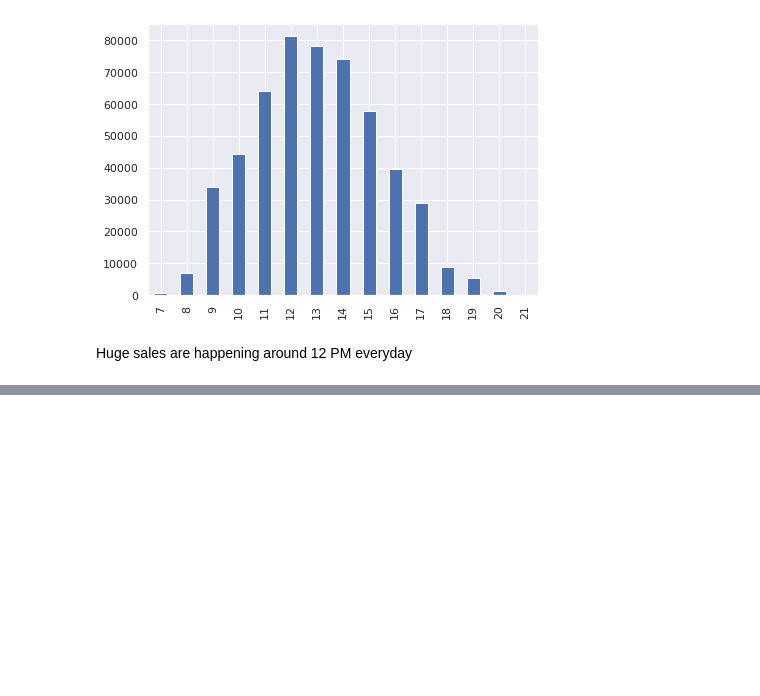
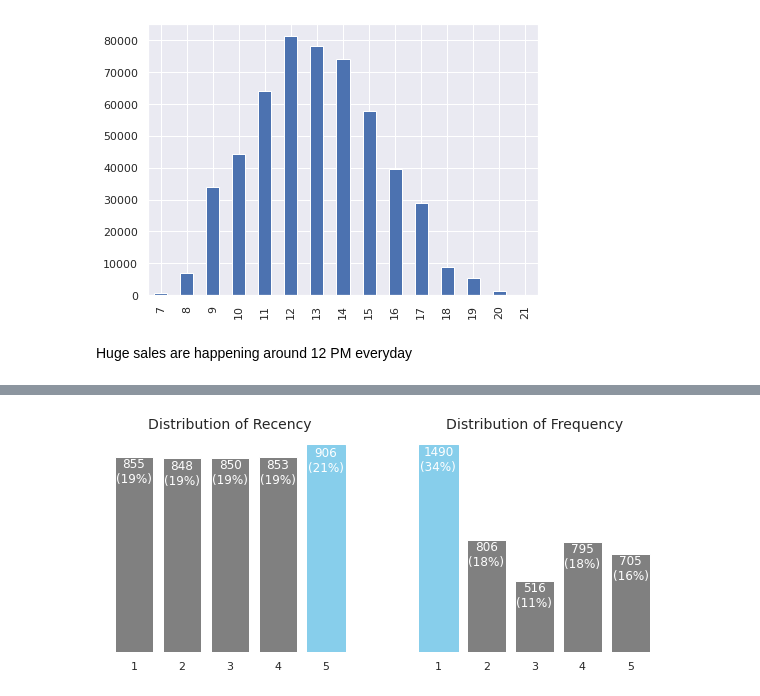
Before and after one commit to alokg1019/DataMining_Team1, a Jupyter notebook: EDA_Customer_Segmentation_Retail.ipynb, the cells around one changed output, grey strips where cells are left out. Drawn from its saved outputs; the diff is of its cells as text; code cells hidden in the pictures; blank space fills up the shorter version.

```diff
--- a/EDA_Customer_Segmentation_Retail.ipynb
+++ b/EDA_Customer_Segmentation_Retail.ipynb
@@ -403,0 +511,3 @@ Huge sales are happening around 12 PM everyday
+# %%
+RFM['RFM_Score'] = RFM['Recency_Score'].map(str) + RFM['Frequency_Score'].map(str) + RFM['Monetary_Score'].map(str)
+RFM.head()
@@ -403,0 +533,16 @@ Huge sales are happening around 12 PM everyday
+# %%
+segt_map = {
+    r'[4-5][4-5]': 'Loyal Customers',
+    r'[4-5][1-3]': 'Potential Loyalist',
+    r'[1-2]5': 'New Customers',
+    r'[2-4][1-2]': 'Promising',
+    r'33': 'Needing Attention',
+    r'[1-3][4-5]': 'At Risk',
+    r'[1-2][1-3]': 'Hibernating',
+}
+
+RFM['RFM_Score'] = RFM['Recency_Score'].map(str) + RFM['Frequency_Score'].map(str)
+RFM['Segment'] = RFM['RFM_Score'].replace(segt_map, regex=True)
+RFM['RFM_Score'] = RFM['Recency_Score'].map(str) + RFM['Frequency_Score'].map(str)  + RFM['Monetary_Score'].map(str)
+
+RFM.head()
@@ -403,0 +556,71 @@ Huge sales are happening around 12 PM everyday
+# %%
+# plot the distribution of customers over R and F
+fig, axes = plt.subplots(nrows=1, ncols=2, figsize=(10, 4))
+
+for i, p in enumerate(['Recency_Score', 'Frequency_Score']):
+    parameters = {'Recency_Score':'Recency', 'Frequency_Score':'Frequency'}
+    y = RFM[p].value_counts().sort_index()
+    x = y.index
+    ax = axes[i]
+    bars = ax.bar(x, y, color='grey')
+    ax.set_frame_on(False)
+    ax.tick_params(left=False, labelleft=False, bottom=False)
+    ax.set_title('Distribution of {}'.format(parameters[p]),
+                fontsize=14)
+    for bar in bars:
+        value = bar.get_height()
+        if value == y.max():
+            bar.set_color('skyblue')
+        ax.text(bar.get_x() + bar.get_width() / 2,
+                value - 5,
+                '{}\n({}%)'.format(int(value), int(value * 100 / y.sum())),
+               ha='center',
+               va='top',
+               color='w')
+
+plt.show()
+
+# plot the distribution of M for RF score
+fig, axes = plt.subplots(nrows=5, ncols=5,
+                         sharex=False, sharey=True,
+                         figsize=(10, 10))
+
+r_range = range(1, 6)
+f_range = range(1, 6)
+for r in r_range:
+    for f in f_range:
+        y = RFM[(RFM['Recency_Score'] == r) & (RFM['Frequency_Score'] == f)]['Monetary_Score'].value_counts().sort_index()
+        x = y.index
+        ax = axes[r - 1, f - 1]
+        bars = ax.bar(x, y, color='grey')
+        if r == 5:
+            if f == 3:
+                ax.set_xlabel('{}\nF'.format(f), va='top')
+            else:
+                ax.set_xlabel('{}\n'.format(f), va='top')
+        if f == 1:
+            if r == 3:
+                ax.set_ylabel('R\n{}'.format(r))
+            else:
+                ax.set_ylabel(r)
+        ax.set_frame_on(False)
+        ax.tick_params(left=False, labelleft=False, bottom=False)
+        ax.set_xticks(x)
+        ax.set_xticklabels(x, fontsize=8)
+
+        for bar in bars:
+            value = bar.get_height()
+            if value == y.max():
+                bar.set_color('skyblue')
+            ax.text(bar.get_x() + bar.get_width() / 2,
+                    value,
+                    int(value),
+                    ha='center',
+                    va='bottom',
+                    color='k')
+fig.suptitle('Distribution of Monetary Score for each Frequency and Recency Score',
+             fontsize=14)
+plt.tight_layout()
+plt.show()
+# %% [output]
+[figure, added]
```
Also changed, not shown: parts of 41 cells of this notebook.
